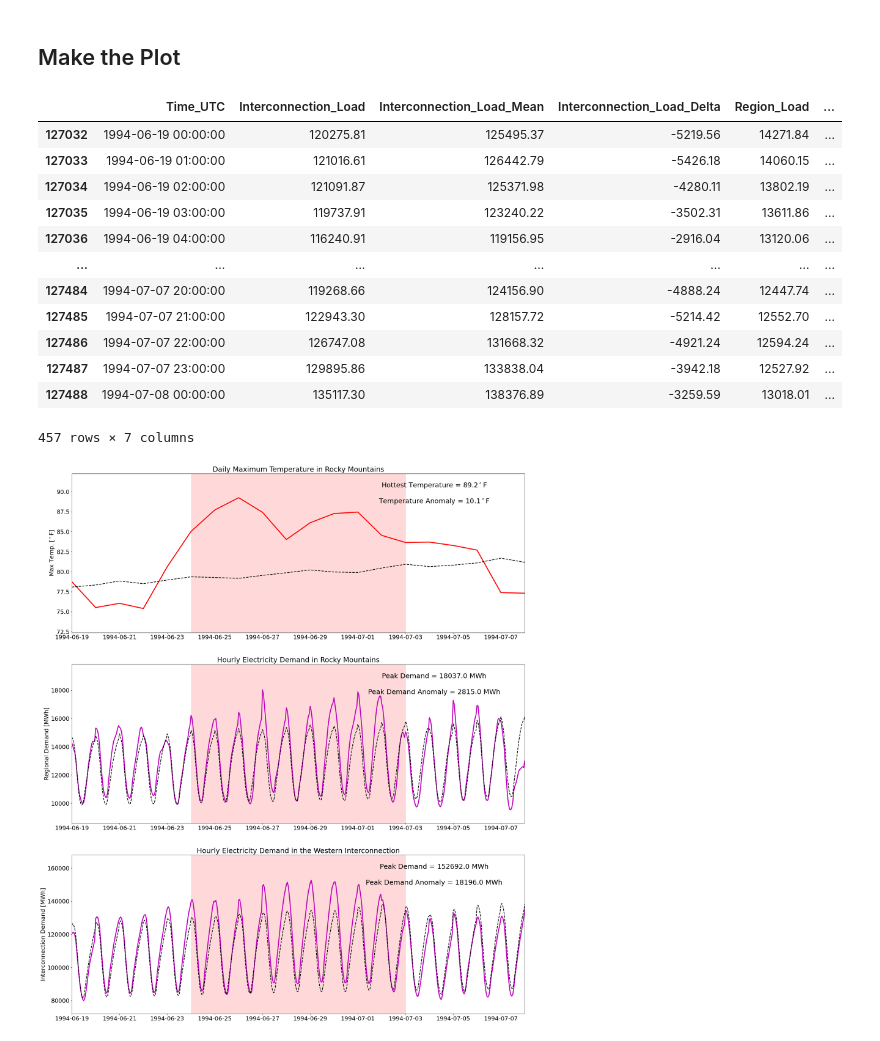
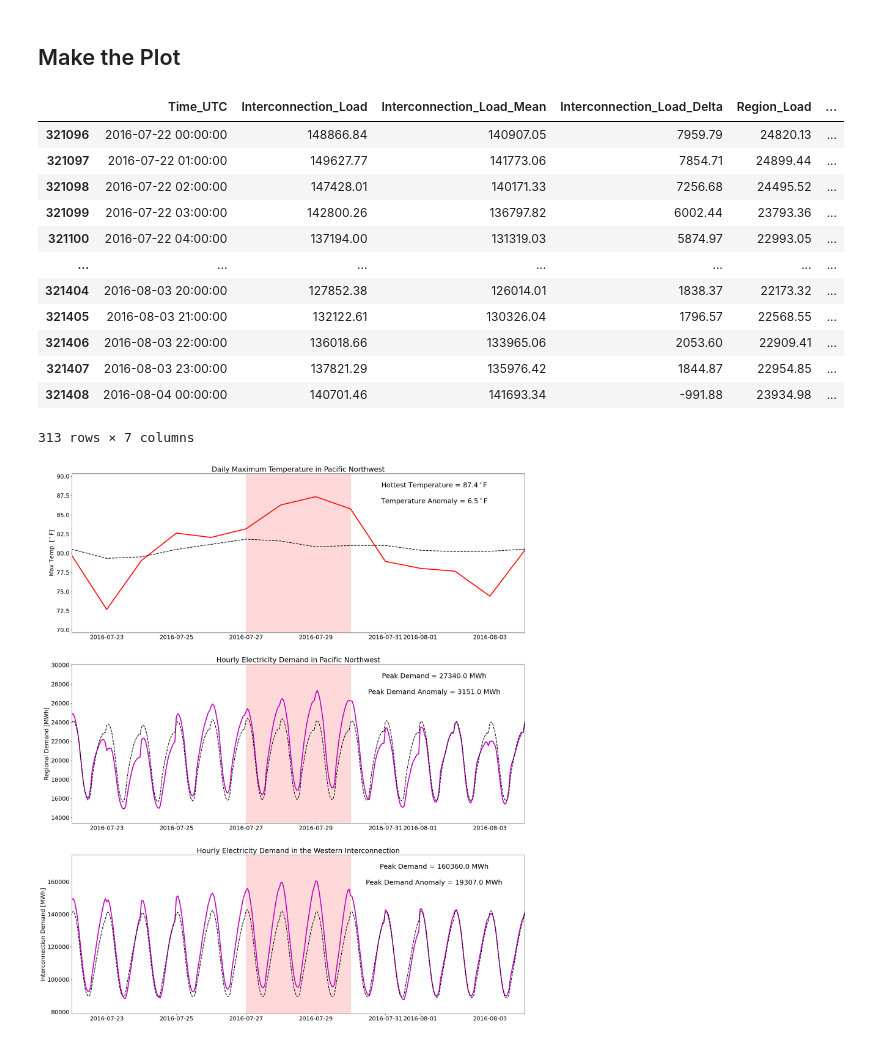
Before and after one commit to cdburley/burleyson-etal_2026_tbd, a Jupyter notebook: notebooks/plot_event_time_series.ipynb, the cells around one changed output. Saved outputs shown, nothing was run; the diff lists cells and outputs as text; code cells hidden in the pictures.

```diff
--- a/notebooks/plot_event_time_series.ipynb
+++ b/notebooks/plot_event_time_series.ipynb
@@ -236,17 +236,17 @@ def plot_event_time_series(event: str, window: int, hw_cs_data_dir: str, temp_da
 
     # If the "save_images" flag is set to true then save the plot to a .png file:
     if save_images == True:
-       if event == 'HW_NERC12_Event16':
-          filename = (os.path.join(image_output_dir + 'ED1-RM_Time_Series.png'))
-       if event == 'HW_NERC12_Event12':
-          filename = (os.path.join(image_output_dir + 'ED2-RM_Time_Series.png'))
+       if event == 'HW_NERC4_Event2':
+          filename = (os.path.join(image_output_dir + 'ED1-GB_Time_Series.png'))
+       if event == 'HW_NERC4_Event9':
+          filename = (os.path.join(image_output_dir + 'ED2-GB_Time_Series.png'))
        if event == 'HW_NERC1_Event79':
           filename = (os.path.join(image_output_dir + 'HC1-CA_Time_Series.png'))
        if event == 'HW_NERC1_Event8':
           filename = (os.path.join(image_output_dir + 'HC2-CA_Time_Series.png'))
        if event == 'HW_NERC11_Event62':
           filename = (os.path.join(image_output_dir + 'SE1-PNW_Time_Series.png'))
-       if event == 'HW_NERC11_Event13':
+       if event == 'HW_NERC11_Event88':
           filename = (os.path.join(image_output_dir + 'SE2-PNW_Time_Series.png'))
        plt.savefig(filename, dpi=image_resolution, bbox_inches='tight')
        #plt.close()
@@ -254,29 +254,29 @@ def plot_event_time_series(event: str, window: int, hw_cs_data_dir: str, temp_da
     return load_subset_df
 # %%
 # Test the function:
-output_df = plot_event_time_series(event = 'HW_NERC12_Event12',
+output_df = plot_event_time_series(event = 'HW_NERC11_Event88',
                                    window = 5, # Days before and after the start of the event to make the plot
                                    hw_cs_data_dir = hw_cs_data_dir,
                                    temp_data_dir = temp_data_dir,
                                    load_data_dir = load_data_dir,
                                    metadata_input_dir = metadata_input_dir,
                                    image_output_dir = image_output_dir,
                                    image_resolution = 150,
                                    save_images = True)
 
 output_df
 # %% [output]
 |  | Time_UTC | Interconnection_Load | Interconnection_Load_Mean | Interconnection_Load_Delta | Region_Load | ... |
-| 127032 | 1994-06-19 00:00:00 | 120275.81 | 125495.37 | -5219.56 | 14271.84 | ... |
-| 127033 | 1994-06-19 01:00:00 | 121016.61 | 126442.79 | -5426.18 | 14060.15 | ... |
-| 127034 | 1994-06-19 02:00:00 | 121091.87 | 125371.98 | -4280.11 | 13802.19 | ... |
-| 127035 | 1994-06-19 03:00:00 | 119737.91 | 123240.22 | -3502.31 | 13611.86 | ... |
-| 127036 | 1994-06-19 04:00:00 | 116240.91 | 119156.95 | -2916.04 | 13120.06 | ... |
+| 321096 | 2016-07-22 00:00:00 | 148866.84 | 140907.05 | 7959.79 | 24820.13 | ... |
+| 321097 | 2016-07-22 01:00:00 | 149627.77 | 141773.06 | 7854.71 | 24899.44 | ... |
+| 321098 | 2016-07-22 02:00:00 | 147428.01 | 140171.33 | 7256.68 | 24495.52 | ... |
+| 321099 | 2016-07-22 03:00:00 | 142800.26 | 136797.82 | 6002.44 | 23793.36 | ... |
+| 321100 | 2016-07-22 04:00:00 | 137194.00 | 131319.03 | 5874.97 | 22993.05 | ... |
 | ... | ... | ... | ... | ... | ... | ... |
-| 127484 | 1994-07-07 20:00:00 | 119268.66 | 124156.90 | -4888.24 | 12447.74 | ... |
-| 127485 | 1994-07-07 21:00:00 | 122943.30 | 128157.72 | -5214.42 | 12552.70 | ... |
-| 127486 | 1994-07-07 22:00:00 | 126747.08 | 131668.32 | -4921.24 | 12594.24 | ... |
-| 127487 | 1994-07-07 23:00:00 | 129895.86 | 133838.04 | -3942.18 | 12527.92 | ... |
-| 127488 | 1994-07-08 00:00:00 | 135117.30 | 138376.89 | -3259.59 | 13018.01 | ... |
+| 321404 | 2016-08-03 20:00:00 | 127852.38 | 126014.01 | 1838.37 | 22173.32 | ... |
+| 321405 | 2016-08-03 21:00:00 | 132122.61 | 130326.04 | 1796.57 | 22568.55 | ... |
+| 321406 | 2016-08-03 22:00:00 | 136018.66 | 133965.06 | 2053.60 | 22909.41 | ... |
+| 321407 | 2016-08-03 23:00:00 | 137821.29 | 135976.42 | 1844.87 | 22954.85 | ... |
+| 321408 | 2016-08-04 00:00:00 | 140701.46 | 141693.34 | -991.88 | 23934.98 | ... |
-457 rows × 7 columns
+313 rows × 7 columns
-[figure, old version]
+[figure, new version]
```
Also changed, not shown: 28 other files.
